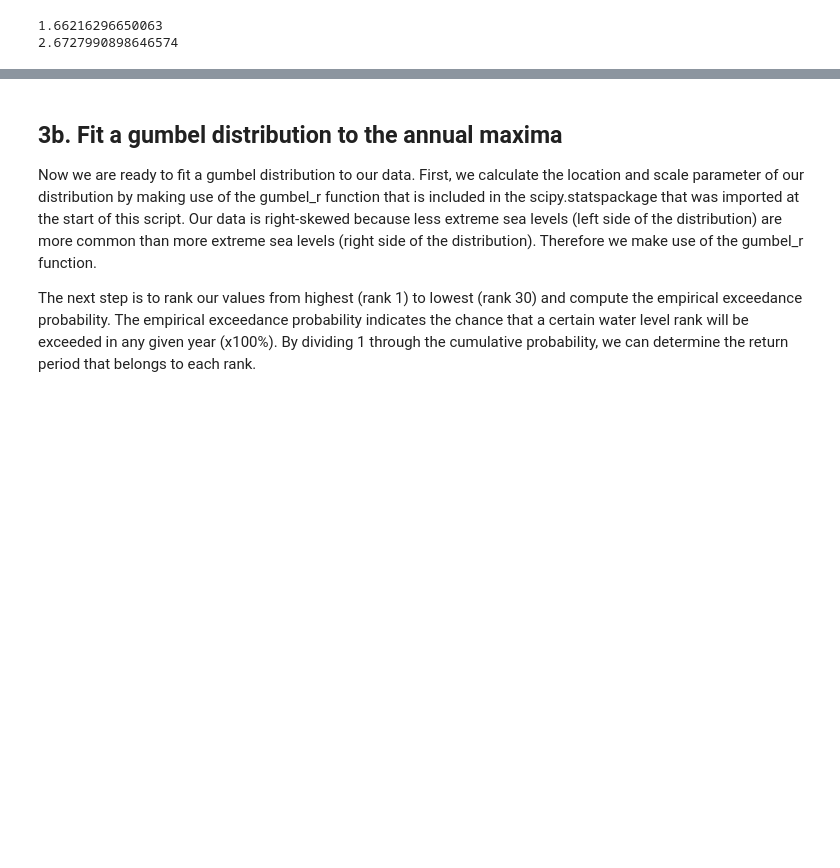
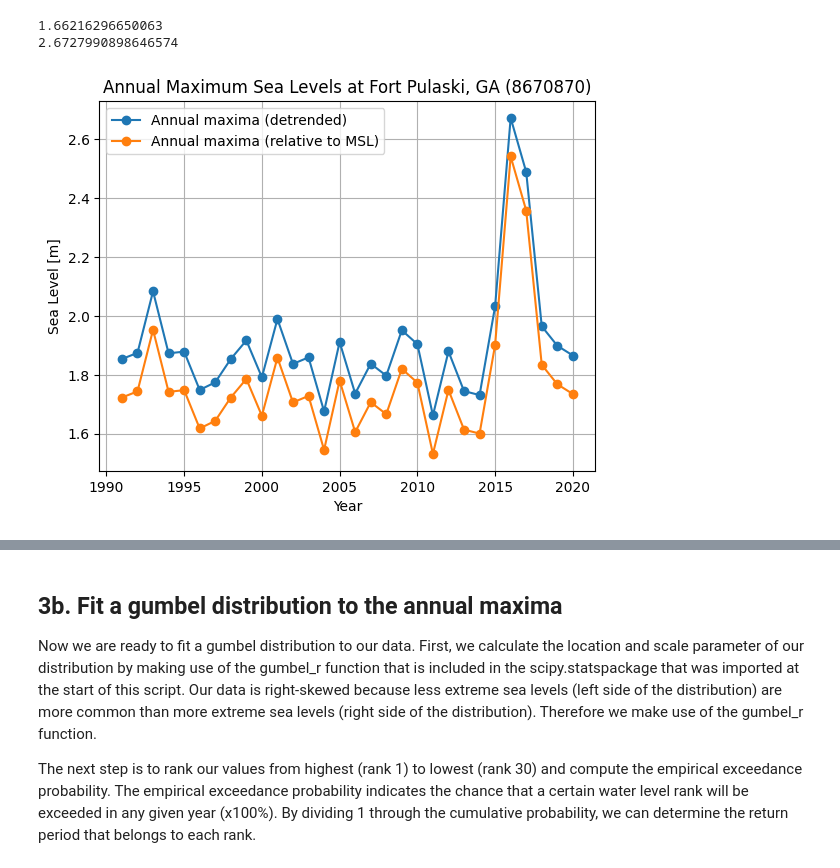
Before and after one commit to sd-59/Assignment_2_Coastal_flood_hazard_assessment-, a Jupyter notebook: notebooks/02_frequency_analysis.ipynb, the cells around one changed output, grey strips where cells are left out. Cells and saved outputs as stored; diff of their text form; code cells hidden in the pictures; blank space fills up the shorter version.

Commit message:
update annual maximum graph

```diff
--- a/notebooks/02_frequency_analysis.ipynb
+++ b/notebooks/02_frequency_analysis.ipynb
@@ -200,6 +200,21 @@ print(sl_annmax.max())
 # %% [output]
 1.66216296650063
 2.6727990898646574
+# %%
+#Use this cell to make a plot of the annual maxima
+#Check out matplotlib and its possibilities. This python library has been imported at the start of this script as 'plt'
+# Make sure to include appropriate labels and also plot the absolute sea levels to check the effect of substracting the mean
+plt.figure()
+plt.plot(sl_annmax.index, sl_annmax.values, marker='o', label='Annual maxima (detrended)')
+plt.plot(rel_sl_annmax.index, rel_sl_annmax.values, marker='o', label='Annual maxima (relative to MSL)')
+plt.xlabel('Year')
+plt.ylabel('Sea Level [m]')
+plt.title(f'Annual Maximum Sea Levels at {station_name} ({station_id})')
+plt.legend()
+plt.grid()
+plt.show()
+# %% [output]
+[figure, added]
 # %%
 #Use this cell to make a plot of the annual maxima
 #Check out matplotlib and its possibilities. This python library has been imported at the start of this script as 'plt'
```
Also changed, not shown: parts of 1 cell of this notebook.
